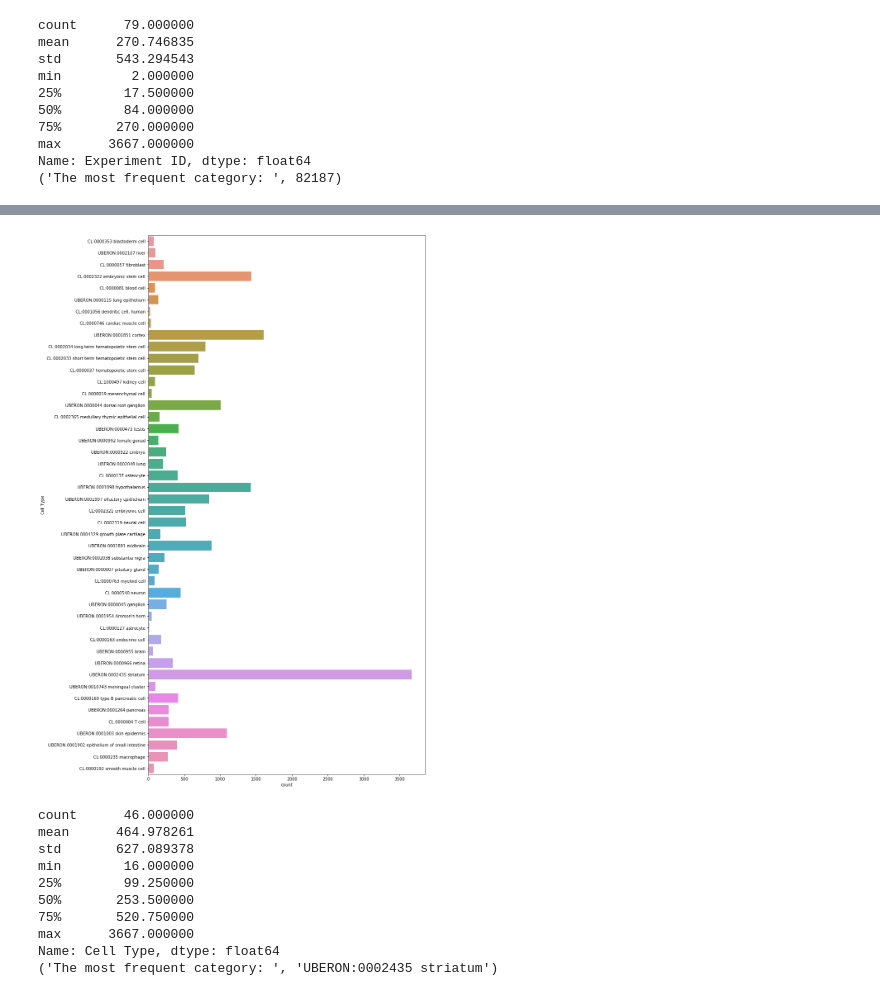
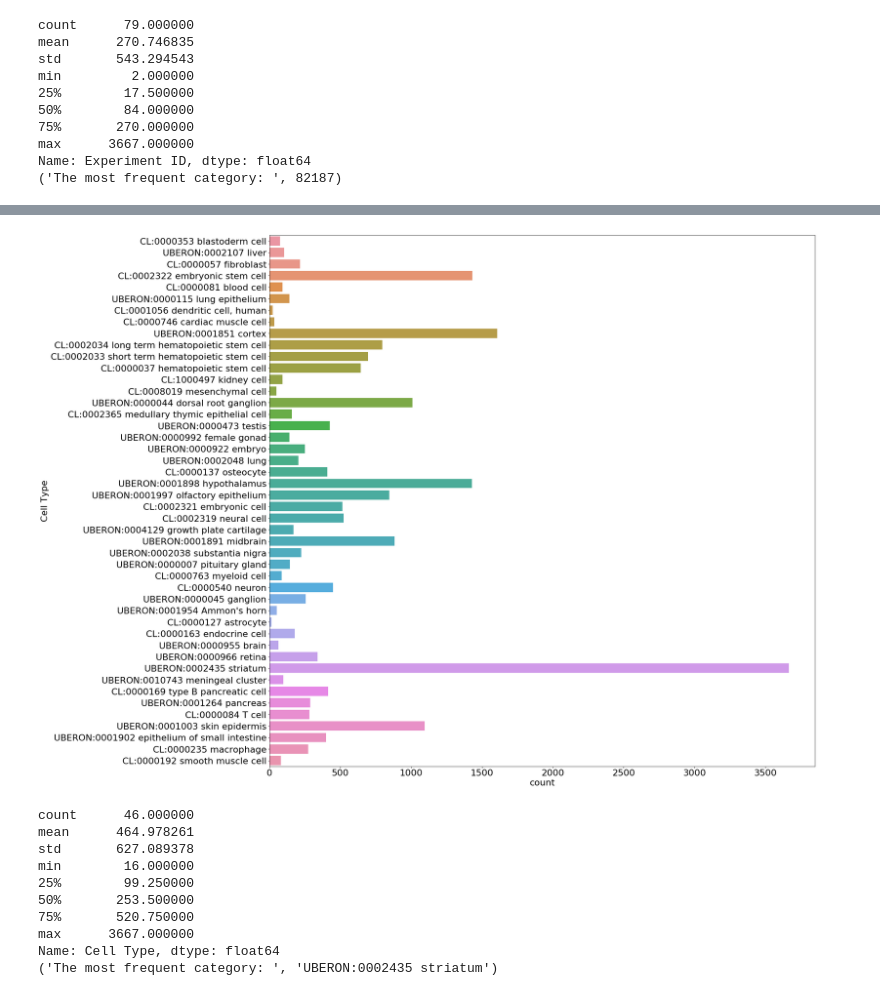
Before and after one commit to gengshan-y/scRNA-seq-classification, a Jupyter notebook: visualize.ipynb, the cells around one changed output, grey strips where cells are left out. Saved outputs shown, nothing was run; the diff lists cells and outputs as text; code cells hidden in the pictures.

```diff
--- a/visualize.ipynb
+++ b/visualize.ipynb
@@ -86,8 +86,8 @@ _ = plt.plot(sorted_exp_counts, '*-')
 # %%
-plt.figure(figsize=(12,24))
+plt.figure(figsize=(24,24))
 _ = sns.countplot(y=TRAIN_LAB_DF['Cell Type'])
 # %% [output]
-[figure, old version]
+[figure, new version]
 # %%
 cells_counts = TRAIN_LAB_DF.groupby('Cell Type')['Cell Type'].count()
 print(cells_counts.describe())
```
Also changed, not shown: parts of 4 cells of this notebook, 8 other files.
